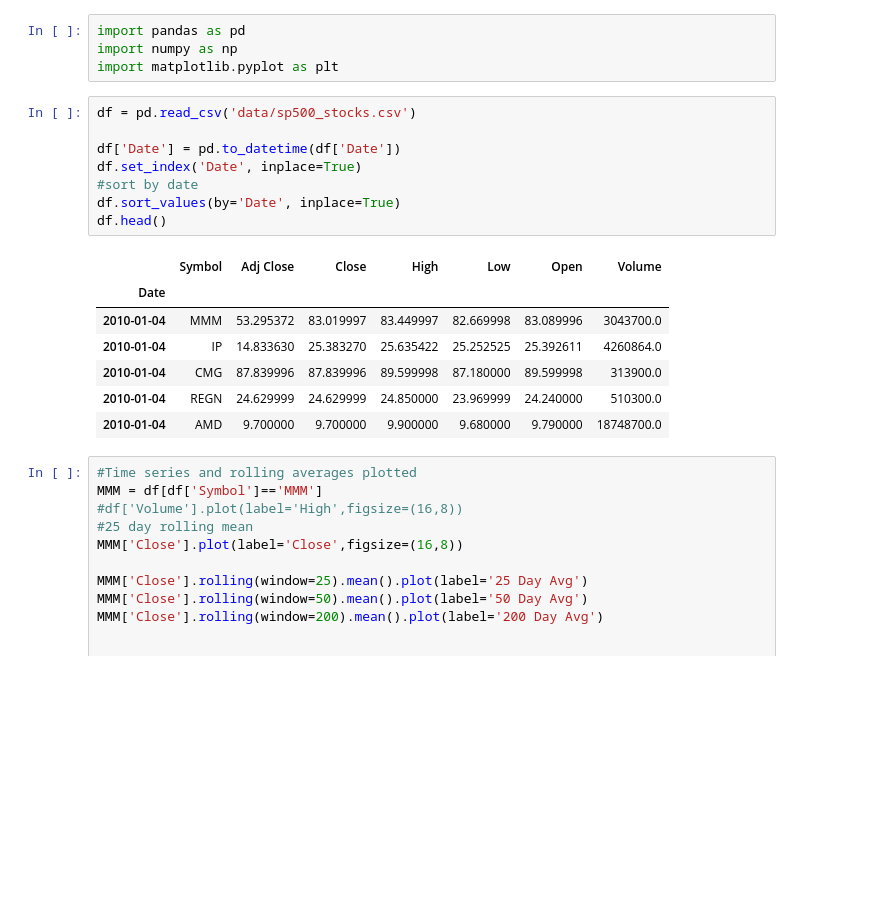
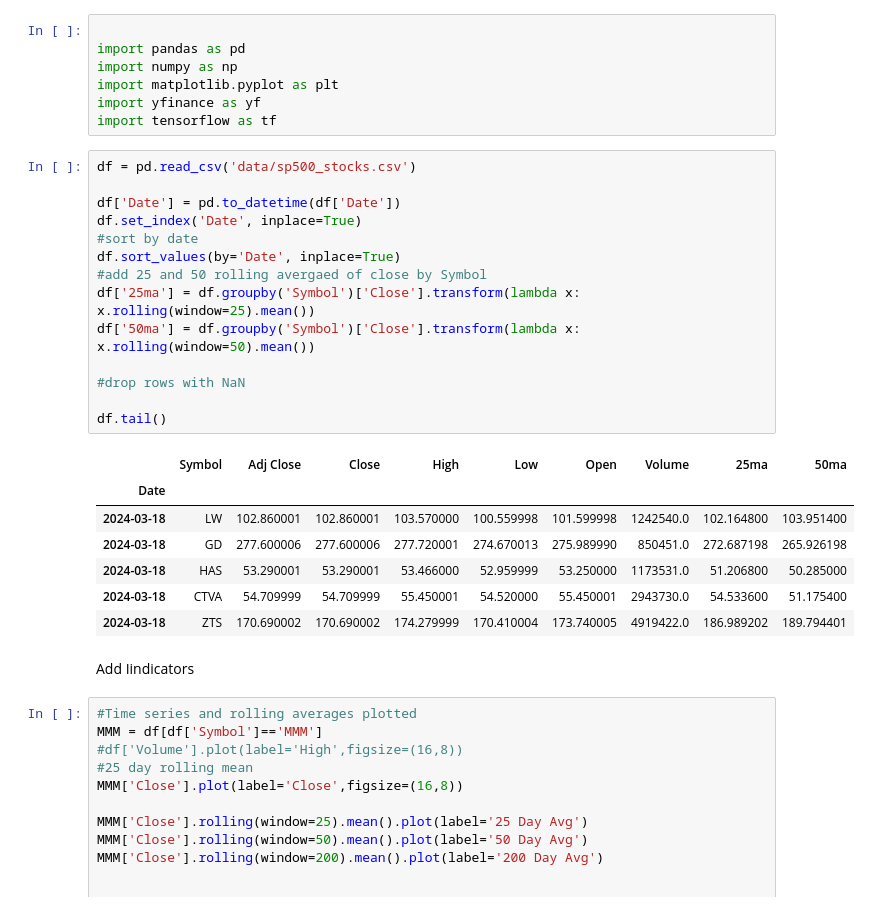
Before and after one commit to maxerial-benruscon/S_P_500_Prediction, a Jupyter notebook: time_series.ipynb, the cells around one changed output. Drawn from its saved outputs; the diff is of its cells as text; blank space fills up the shorter version.

```diff
--- a/time_series.ipynb
+++ b/time_series.ipynb
@@ -1,23 +1,34 @@
 # %%
+
 import pandas as pd
 import numpy as np
 import matplotlib.pyplot as plt
+import yfinance as yf
+import tensorflow as tf
 # %%
 df = pd.read_csv('data/sp500_stocks.csv')
 
 df['Date'] = pd.to_datetime(df['Date'])
 df.set_index('Date', inplace=True)
 #sort by date
 df.sort_values(by='Date', inplace=True)
-df.head()
+#add 25 and 50 rolling avergaed of close by Symbol
+df['25ma'] = df.groupby('Symbol')['Close'].transform(lambda x: x.rolling(window=25).mean())
+df['50ma'] = df.groupby('Symbol')['Close'].transform(lambda x: x.rolling(window=50).mean())
+
+#drop rows with NaN
+
+df.tail()
 # %% [output]
-|  | Symbol | Adj Close | Close | High | Low | Open | Volume |
-| Date |  |  |  |  |  |  |  |
-| 2010-01-04 | MMM | 53.295372 | 83.019997 | 83.449997 | 82.669998 | 83.089996 | 3043700.0 |
-| 2010-01-04 | IP | 14.833630 | 25.383270 | 25.635422 | 25.252525 | 25.392611 | 4260864.0 |
-| 2010-01-04 | CMG | 87.839996 | 87.839996 | 89.599998 | 87.180000 | 89.599998 | 313900.0 |
-| 2010-01-04 | REGN | 24.629999 | 24.629999 | 24.850000 | 23.969999 | 24.240000 | 510300.0 |
-| 2010-01-04 | AMD | 9.700000 | 9.700000 | 9.900000 | 9.680000 | 9.790000 | 18748700.0 |
+|  | Symbol | Adj Close | Close | High | Low | Open | Volume | 25ma | 50ma |
+| Date |  |  |  |  |  |  |  |  |  |
+| 2024-03-18 | LW | 102.860001 | 102.860001 | 103.570000 | 100.559998 | 101.599998 | 1242540.0 | 102.164800 | 103.951400 |
+| 2024-03-18 | GD | 277.600006 | 277.600006 | 277.720001 | 274.670013 | 275.989990 | 850451.0 | 272.687198 | 265.926198 |
+| 2024-03-18 | HAS | 53.290001 | 53.290001 | 53.466000 | 52.959999 | 53.250000 | 1173531.0 | 51.206800 | 50.285000 |
+| 2024-03-18 | CTVA | 54.709999 | 54.709999 | 55.450001 | 54.520000 | 55.450001 | 2943730.0 | 54.533600 | 51.175400 |
+| 2024-03-18 | ZTS | 170.690002 | 170.690002 | 174.279999 | 170.410004 | 173.740005 | 4919422.0 | 186.989202 | 189.794401 |
+# %% [markdown]
+Add Iindicators
 # %%
 #Time series and rolling averages plotted
 MMM = df[df['Symbol']=='MMM']
```
Also changed, not shown: parts of 5 cells of this notebook.
